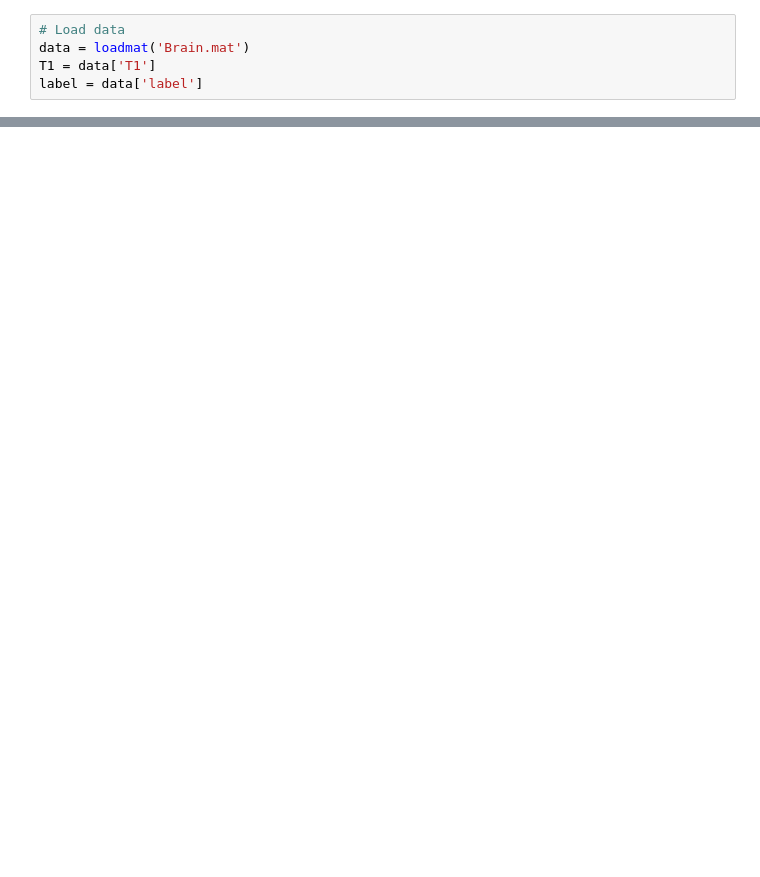
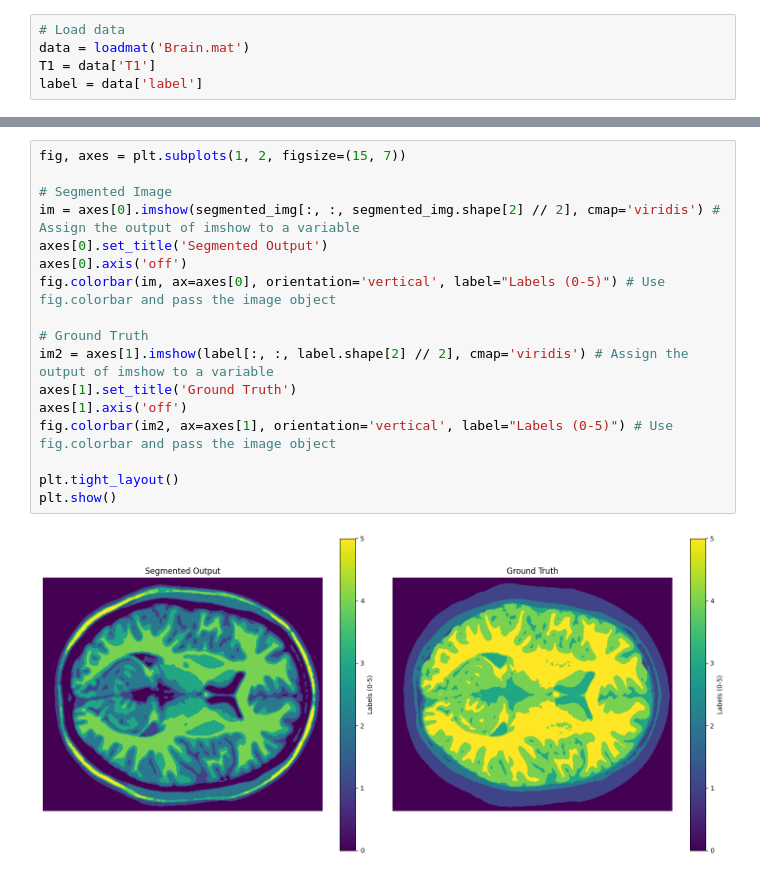
Before and after one commit to abrarelidrisi/MRI-Segmentation, a Jupyter notebook: 3D_Segmentation.ipynb, the cells around one changed output, grey strips where cells are left out. Cells and saved outputs as stored; diff of their text form; blank space fills up the shorter version.

```diff
--- a/3D_Segmentation.ipynb
+++ b/3D_Segmentation.ipynb
@@ -289,0 +351,19 @@ Pixel Accuracy: 0.894
+# %%
+fig, axes = plt.subplots(1, 2, figsize=(15, 7))
+
+# Segmented Image
+im = axes[0].imshow(segmented_img[:, :, segmented_img.shape[2] // 2], cmap='viridis') # Assign the output of imshow to a variable
+axes[0].set_title('Segmented Output')
+axes[0].axis('off')
+fig.colorbar(im, ax=axes[0], orientation='vertical', label="Labels (0-5)") # Use fig.colorbar and pass the image object
+
+# Ground Truth
+im2 = axes[1].imshow(label[:, :, label.shape[2] // 2], cmap='viridis') # Assign the output of imshow to a variable
+axes[1].set_title('Ground Truth')
+axes[1].axis('off')
+fig.colorbar(im2, ax=axes[1], orientation='vertical', label="Labels (0-5)") # Use fig.colorbar and pass the image object
+
+plt.tight_layout()
+plt.show()
+# %% [output]
+[figure, added]
```
Also changed, not shown: parts of 16 cells of this notebook.
